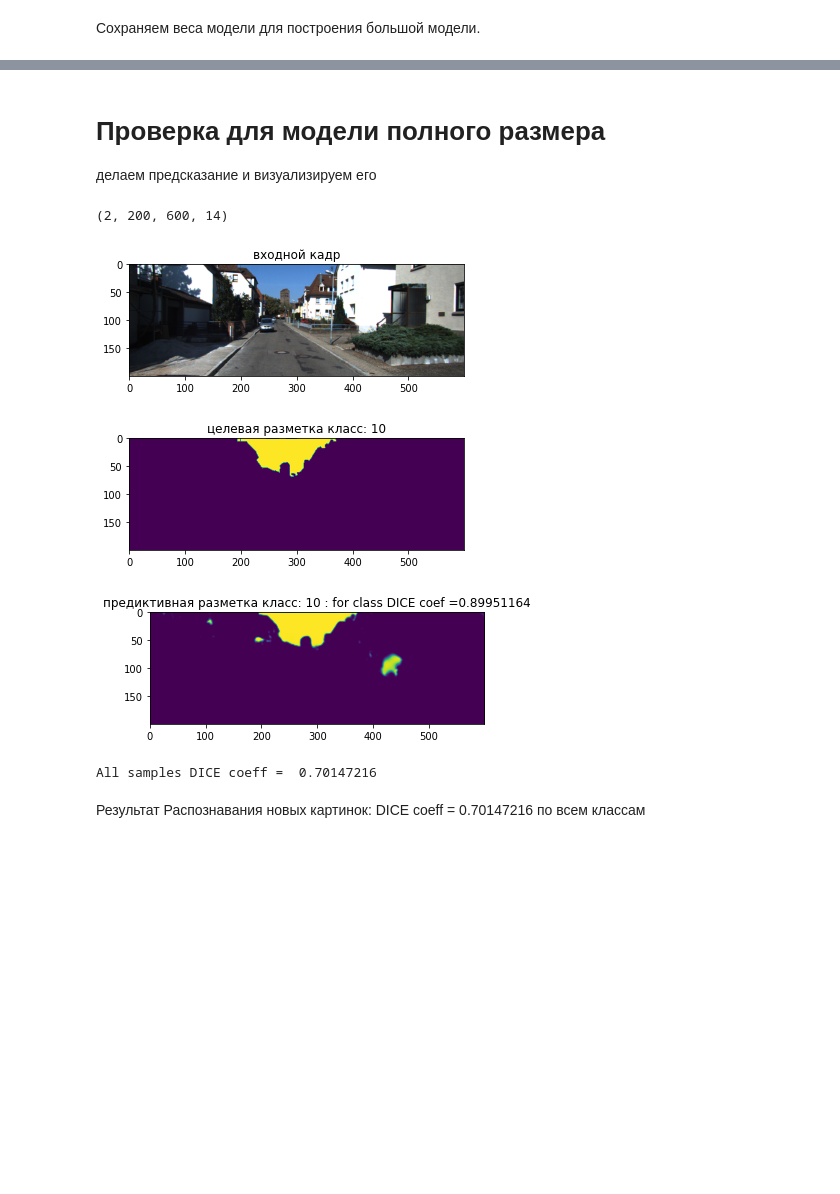
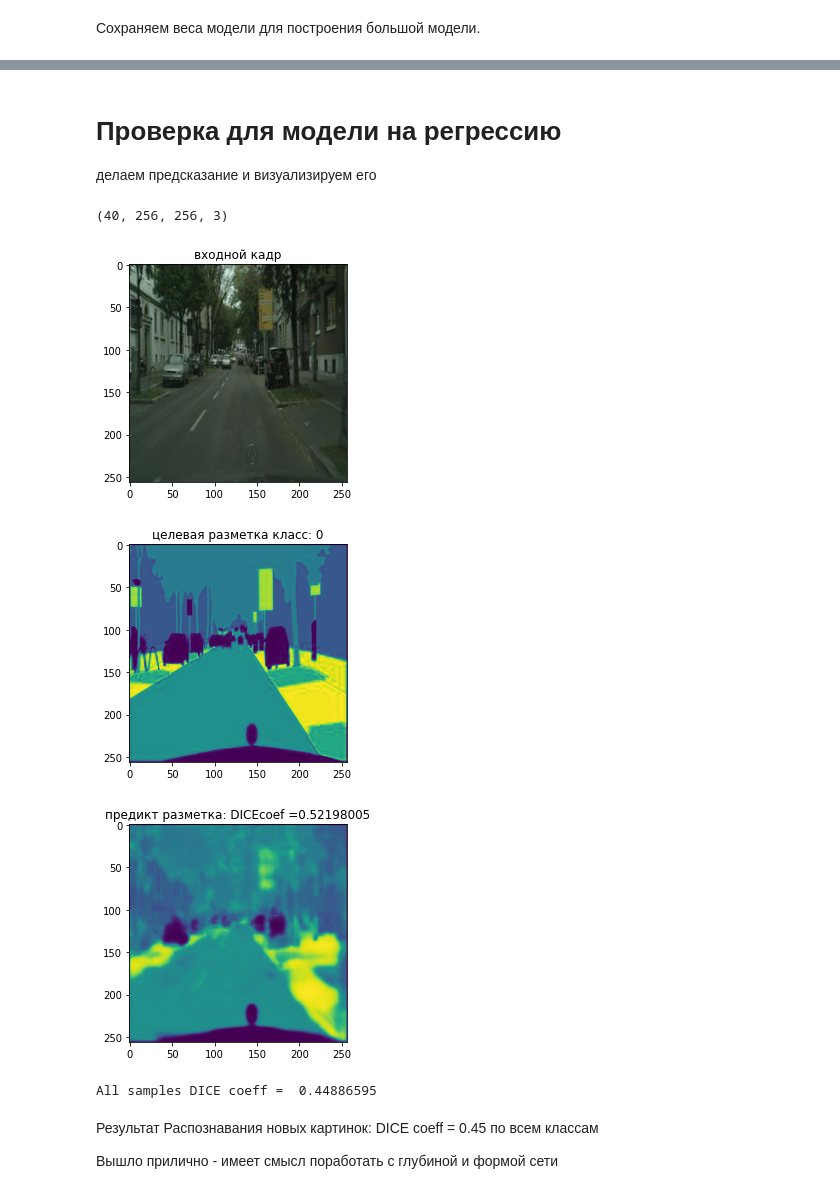
Before and after one commit to mkorlyakova/segment-cityScape, a Jupyter notebook: city_Scapes_Сегментация_ipynb".ipynb, the cells around one changed output, grey strips where cells are left out. Saved outputs shown, nothing was run; the diff lists cells and outputs as text; code cells hidden in the pictures; blank space fills up the shorter version.

```diff
--- a/city_Scapes_Сегментация_ipynb".ipynb
+++ b/city_Scapes_Сегментация_ipynb".ipynb
@@ -562,14 +642,0 @@ modelU.save_weights('modelU_weight.h5')
-# %%
-xTest_big=[]
-yTest_big=[]
-for i in range(2):
-  img  = images[-1-i]
-  seg = segments[-1-i]
-  y_cat,_,_ = Color2index(image.img_to_array(seg))
-  x = image.img_to_array(img)
-  xTest_big.append(x)
-  yTest_big.append(y_cat)
-
-
-xTest_big = np.array(xTest_big)
-yTest_big = np.array(yTest_big)
@@ -578,4 +685,0 @@ yTest_big = np.array(yTest_big)
-# %%
-pre_trained_model = VGG16(input_shape=xTest_big.shape[1:], include_top=False, weights="imagenet")
-
-modelU_big = unet_pre_train(num_classes = 14, input_shape= (200, 600, 3))
@@ -603,0 +772,2 @@ modelU_big.load_weights('modelU_weight.h5')
+# %%
+history = modelU_big.fit(xTrain, yTrain_reg, epochs=30, batch_size=3, validation_data=(xTest, yTest_reg))
@@ -604,36 +792,38 @@ modelU_big.load_weights('modelU_weight.h5')
 # %% [markdown]
-# Проверка для модели полного размера
+# Проверка для модели на регрессию
 
 делаем предсказание и визуализируем его
 # %%
-predu_big = modelU_big.predict(xTest_big)
+predu_big = modelU_big.predict(xTest)
 print(predu_big.shape)
 # %% [output]
-(2, 200, 600, 14)
+(40, 256, 256, 3)
 # %%
-n = 0 # номер примера для отображения (0 или 1))
-class_ = 10 # индекс класса для отображения (от 0 до 13)
+n = 1 # номер примера для отображения (0 или 1))
+class_ = 0 # индекс класса для отображения (от 0 до 2)
 
 
-plt.imshow(xTest_big[n,:,:,:].astype(int))
+plt.imshow(xTest[n,:,:,:].astype(int))
 plt.title('входной кадр')
 plt.show()
 
-img = yTest_big[n][:,:,class_]
+img = yTest_reg[n][:,:,class_]
 plt.imshow(img.astype(float))
 plt.title('целевая разметка класс: '+str(class_))
 plt.show()
 
 img = predu_big[n][:,:,class_]
 plt.imshow(img.astype(float))
-plt.title('предиктивная разметка класс: '+str(class_)+' : for class DICE coef ='+str((dice_coef(K.constant(yTest_big[n,:,:,class_]),K.constant(  predu_big[n,:,:,class_]))).numpy()))
+plt.title('предикт разметка: DICEcoef ='+str((dice_coef(K.constant(yTest_reg[n,:,:,class_]),K.constant(  predu_big[n,:,:,class_]))).numpy()))
 plt.show()
 
-print('All samples DICE coeff = ',dice_coef(K.constant(yTest_big),K.constant(predu_big)).numpy())
+print('All samples DICE coeff = ',dice_coef(K.constant(yTest_reg),K.constant(predu_big)).numpy())
 # %% [output]
-[figure, old version]
+[figure, new version]
-[figure, old version]
+[figure, new version]
-[figure, old version]
+[figure, new version]
-All samples DICE coeff =  0.70147216
+All samples DICE coeff =  0.44886595
 # %% [markdown]
-Результат Распознавания новых картинок: DICE coeff =  0.70147216 по всем классам
+Результат Распознавания новых картинок: DICE coeff =  0.45 по всем классам
+
+Вышло прилично - имеет смысл поработать с глубиной и формой сети
```
Also changed, not shown: parts of 59 cells of this notebook.
